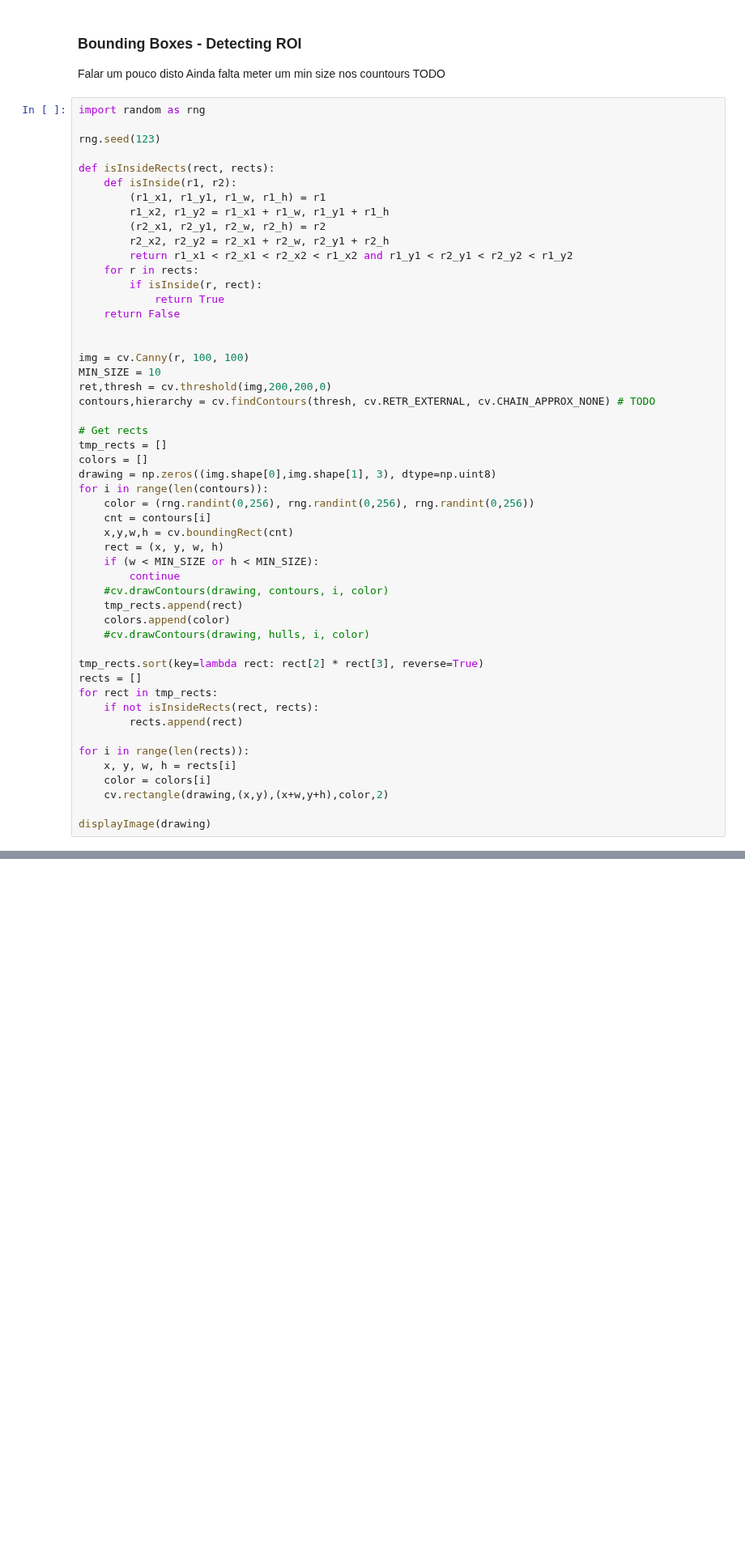
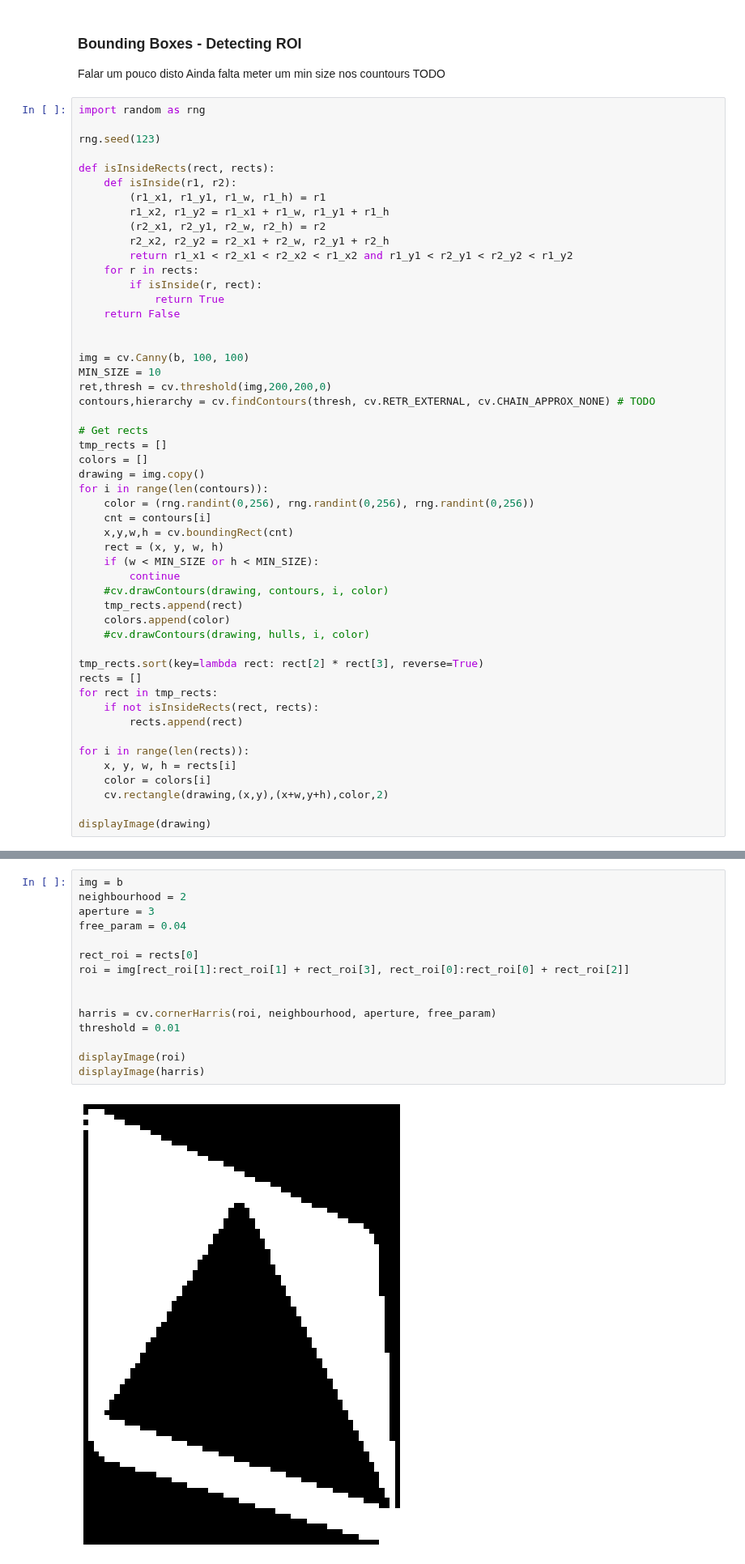
Before and after one commit to joaolucasmartins/VC2022, a Jupyter notebook: notebook.ipynb, the cells around one changed output, grey strips where cells are left out. Shown at 81% size. Saved outputs shown, nothing was run; the diff lists cells and outputs as text; blank space fills up the shorter version.

```diff
--- a/notebook.ipynb
+++ b/notebook.ipynb
@@ -178,7 +181,7 @@ def isInsideRects(rect, rects):
     return False
 
 
-img = cv.Canny(r, 100, 100)
+img = cv.Canny(b, 100, 100)
 MIN_SIZE = 10
 ret,thresh = cv.threshold(img,200,200,0)
 contours,hierarchy = cv.findContours(thresh, cv.RETR_EXTERNAL, cv.CHAIN_APPROX_NONE) # TODO
@@ -186,7 +189,7 @@ contours,hierarchy = cv.findContours(thresh, cv.RETR_EXTERNAL, cv.CHAIN_APPROX_N
 # Get rects
 tmp_rects = []
 colors = []
-drawing = np.zeros((img.shape[0],img.shape[1], 3), dtype=np.uint8)
+drawing = img.copy()
 for i in range(len(contours)):
     color = (rng.randint(0,256), rng.randint(0,256), rng.randint(0,256))
     cnt = contours[i]
@@ -215,0 +221,17 @@ displayImage(drawing)
+# %%
+img = b
+neighbourhood = 2
+aperture = 3
+free_param = 0.04
+
+rect_roi = rects[0]
+roi = img[rect_roi[1]:rect_roi[1] + rect_roi[3], rect_roi[0]:rect_roi[0] + rect_roi[2]]
+
+
+harris = cv.cornerHarris(roi, neighbourhood, aperture, free_param)
+threshold = 0.01
+
+displayImage(roi)
+displayImage(harris)
+# %% [output]
+[figure, added]
```
Also changed, not shown: parts of 6 cells of this notebook.
